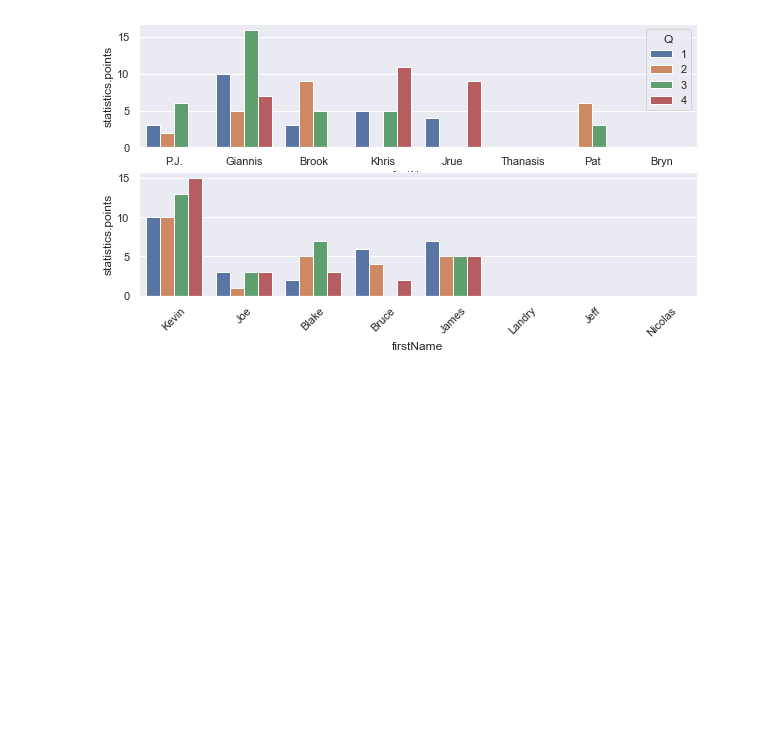
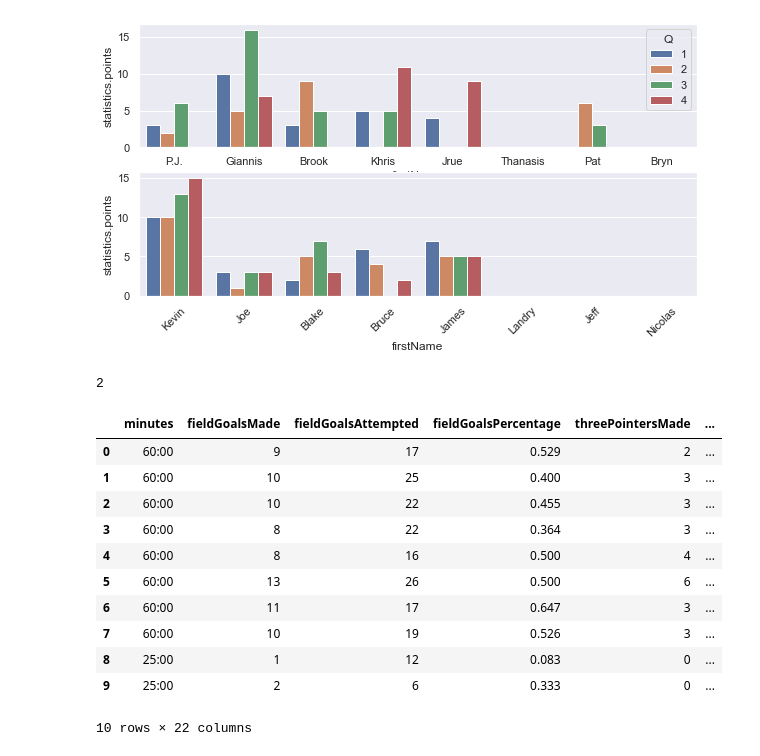
Before and after one commit to NERDBASK/NERDBASK, a Jupyter notebook: notebooks/analise1_BucksXNets_jogo7_Leste_SemiFinal.ipynb, the cells around one changed output. Cells and saved outputs as stored; diff of their text form; code cells hidden in the pictures; blank space fills up the shorter version.

```diff
--- a/notebooks/analise1_BucksXNets_jogo7_Leste_SemiFinal.ipynb
+++ b/notebooks/analise1_BucksXNets_jogo7_Leste_SemiFinal.ipynb
@@ -218,0 +221,19 @@ plt.show()
+# %%
+pd.read_csv('../dados/0042000217_Nets_Bucks/0042000217_players_statistics.csv').query('teamName == "Nets" and Q == 1')['statistics.threePointersMade'].sum()
+# %% [output]
+2
+# %%
+pd.read_csv('../dados/0042000217_Nets_Bucks/0042000217_team_statistics.csv')
+# %% [output]
+|  | minutes | fieldGoalsMade | fieldGoalsAttempted | fieldGoalsPercentage | threePointersMade | ... |
+| 0 | 60:00 | 9 | 17 | 0.529 | 2 | ... |
+| 1 | 60:00 | 10 | 25 | 0.400 | 3 | ... |
+| 2 | 60:00 | 10 | 22 | 0.455 | 3 | ... |
+| 3 | 60:00 | 8 | 22 | 0.364 | 3 | ... |
+| 4 | 60:00 | 8 | 16 | 0.500 | 4 | ... |
+| 5 | 60:00 | 13 | 26 | 0.500 | 6 | ... |
+| 6 | 60:00 | 11 | 17 | 0.647 | 3 | ... |
+| 7 | 60:00 | 10 | 19 | 0.526 | 3 | ... |
+| 8 | 25:00 | 1 | 12 | 0.083 | 0 | ... |
+| 9 | 25:00 | 2 | 6 | 0.333 | 0 | ... |
+10 rows × 22 columns
```
Also changed, not shown: parts of 1 cell of this notebook, 29 other files.
